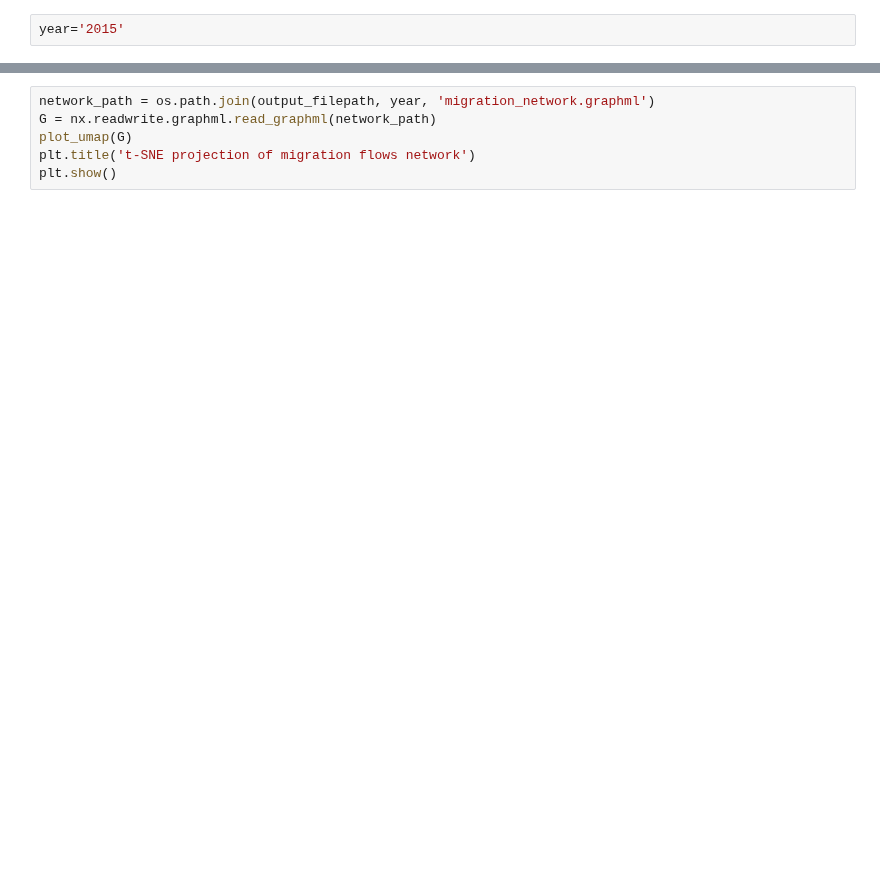
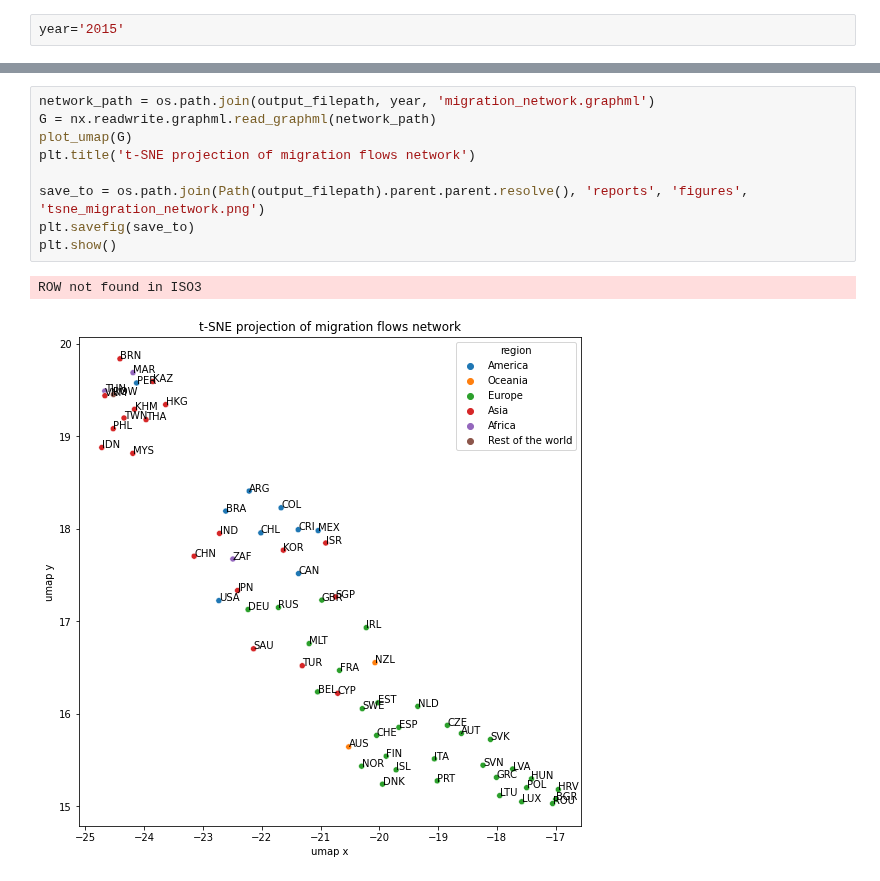
Before and after one commit to jaimeoliver1/social_capital_in_trade_networks, a Jupyter notebook: notebooks/03_tSNE_representations.ipynb, the cells around one changed output, grey strips where cells are left out. Saved outputs shown, nothing was run; the diff lists cells and outputs as text; blank space fills up the shorter version.

Commit message:
Plots

```diff
--- a/notebooks/03_tSNE_representations.ipynb
+++ b/notebooks/03_tSNE_representations.ipynb
@@ -47,9 +52,15 @@ plt.show()
 # %%
 network_path = os.path.join(output_filepath, year, 'migration_network.graphml')
 G = nx.readwrite.graphml.read_graphml(network_path)
 plot_umap(G)
 plt.title('t-SNE projection of migration flows network')
+
+save_to = os.path.join(Path(output_filepath).parent.parent.resolve(), 'reports', 'figures', 'tsne_migration_network.png')
+plt.savefig(save_to)
 plt.show()
+# %% [output]
+ROW not found in ISO3
+[figure, added]
 # %%
 network_path = os.path.join(output_filepath, year, 'migration_network.graphml')
 G = nx.readwrite.graphml.read_graphml(network_path)
```
Also changed, not shown: parts of 3 cells of this notebook, 18 other files.
